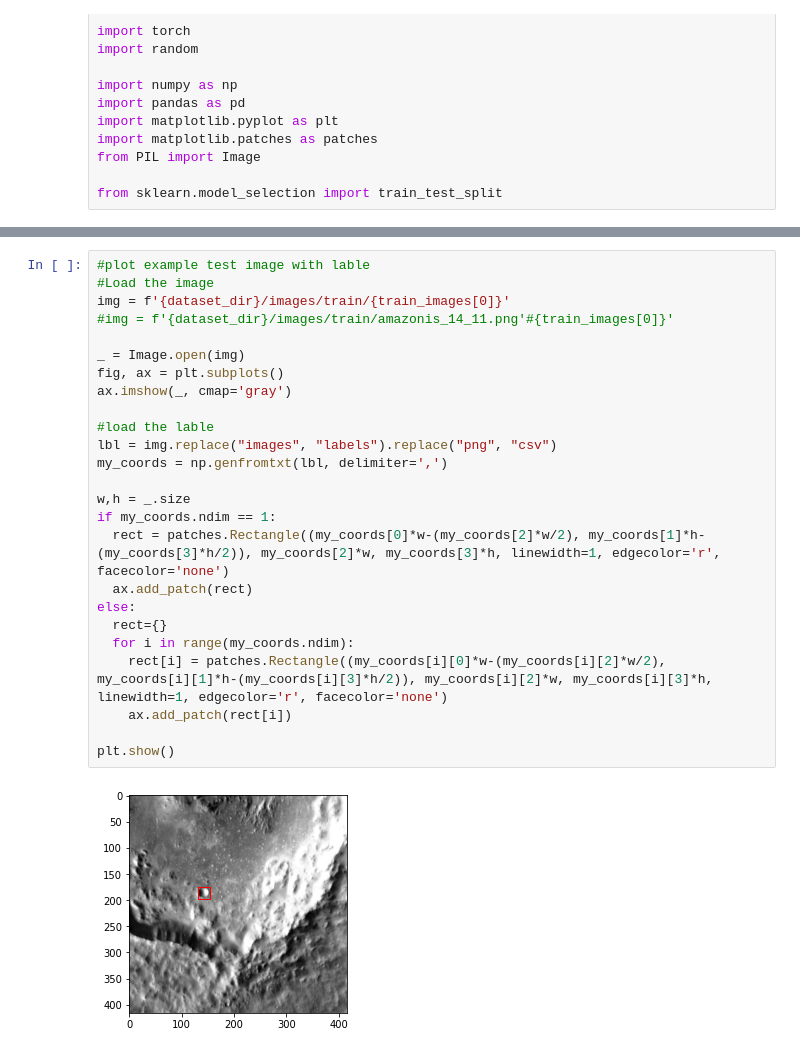
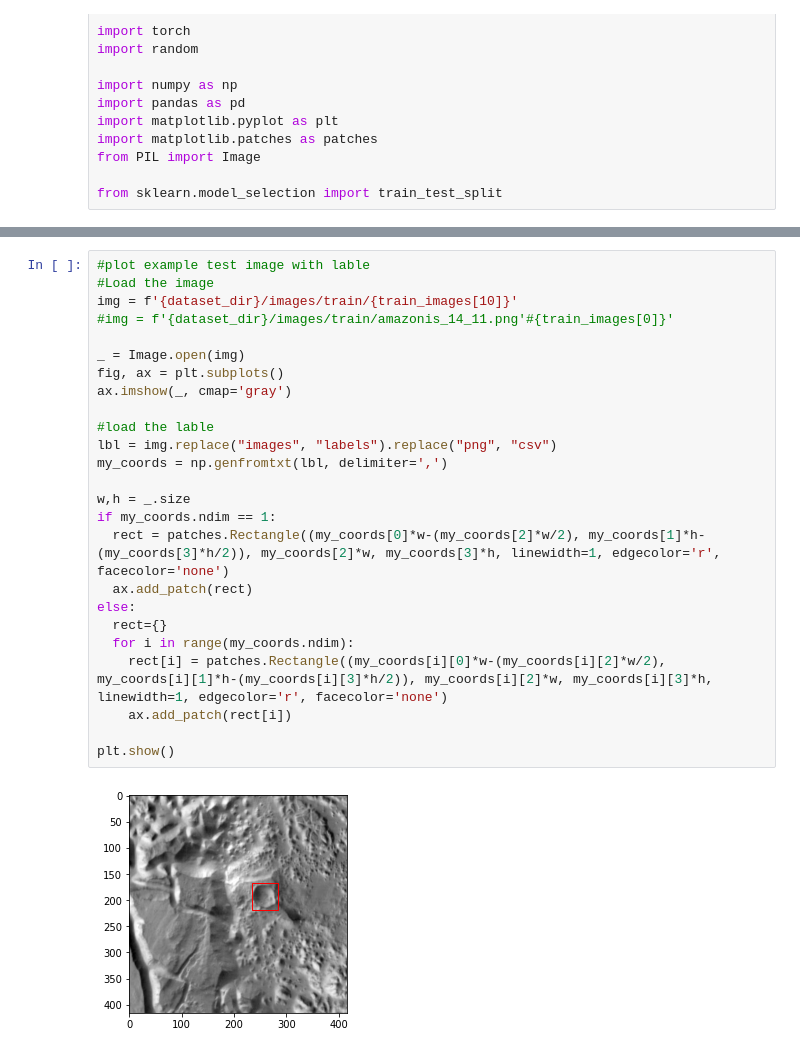
Before and after one commit to edsml-sm1122/acds-moonshot, a Jupyter notebook: yolo_train.ipynb, the cells around one changed output, grey strips where cells are left out. Cells and saved outputs as stored; diff of their text form.

```diff
--- a/yolo_train.ipynb
+++ b/yolo_train.ipynb
@@ -93,29 +132,29 @@ for _ in ['train','val']:
 # %%
 #plot example test image with lable
 #Load the image
-img = f'{dataset_dir}/images/train/{train_images[0]}'
+img = f'{dataset_dir}/images/train/{train_images[10]}'
 #img = f'{dataset_dir}/images/train/amazonis_14_11.png'#{train_images[0]}'
 
 _ = Image.open(img)
 fig, ax = plt.subplots()
 ax.imshow(_, cmap='gray')
 
 #load the lable
 lbl = img.replace("images", "labels").replace("png", "csv")
 my_coords = np.genfromtxt(lbl, delimiter=',')
 
 w,h = _.size
 if my_coords.ndim == 1:
   rect = patches.Rectangle((my_coords[0]*w-(my_coords[2]*w/2), my_coords[1]*h-(my_coords[3]*h/2)), my_coords[2]*w, my_coords[3]*h, linewidth=1, edgecolor='r', facecolor='none')
   ax.add_patch(rect)
 else:
   rect={}
   for i in range(my_coords.ndim):
     rect[i] = patches.Rectangle((my_coords[i][0]*w-(my_coords[i][2]*w/2), my_coords[i][1]*h-(my_coords[i][3]*h/2)), my_coords[i][2]*w, my_coords[i][3]*h, linewidth=1, edgecolor='r', facecolor='none')
     ax.add_patch(rect[i])
 
 plt.show()
 # %% [output]
-[figure, old version]
+[figure, new version]
 # %%
 # we need to convert csv to txt for lables
```
Also changed, not shown: parts of 9 cells of this notebook.
